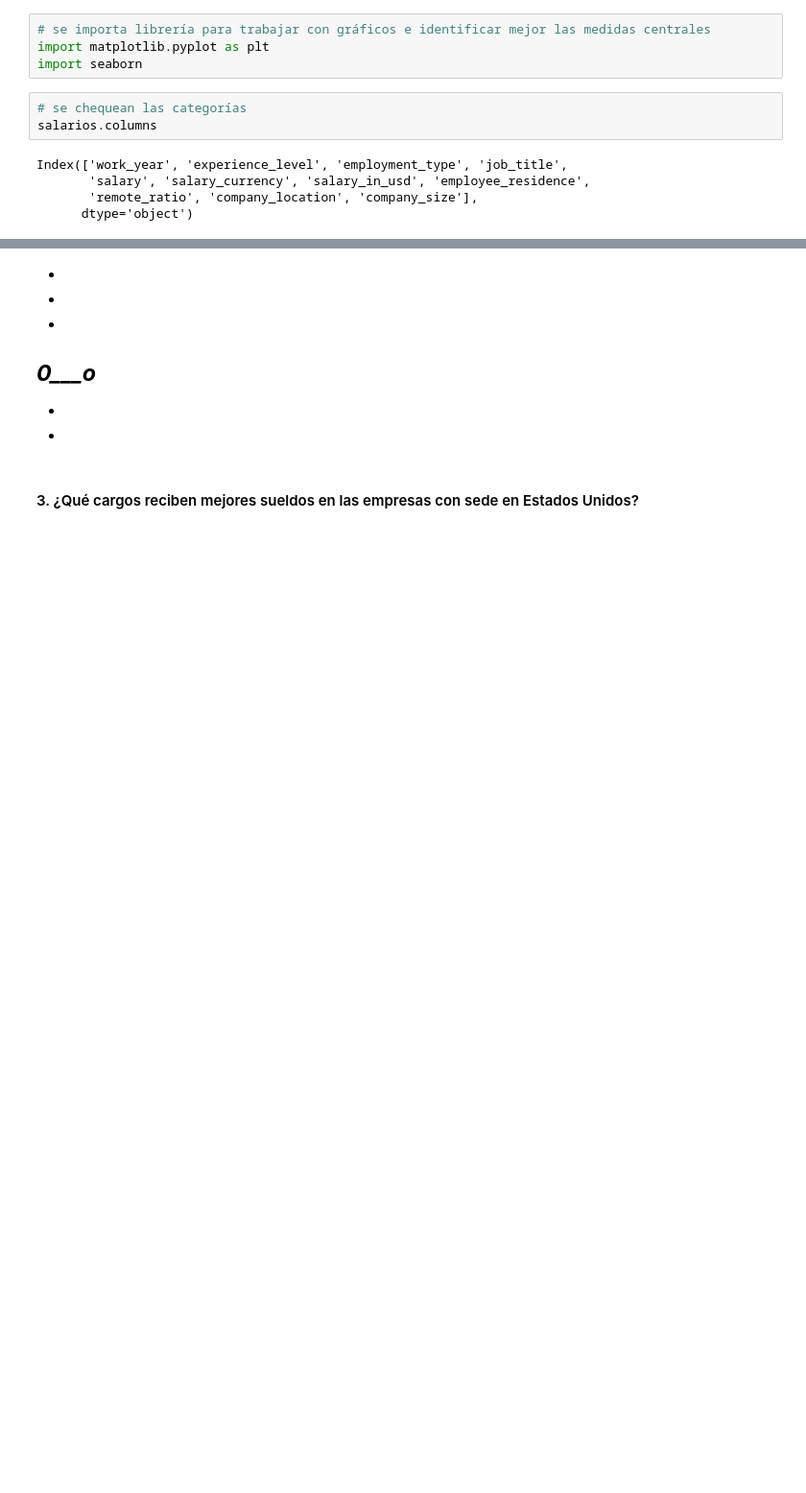
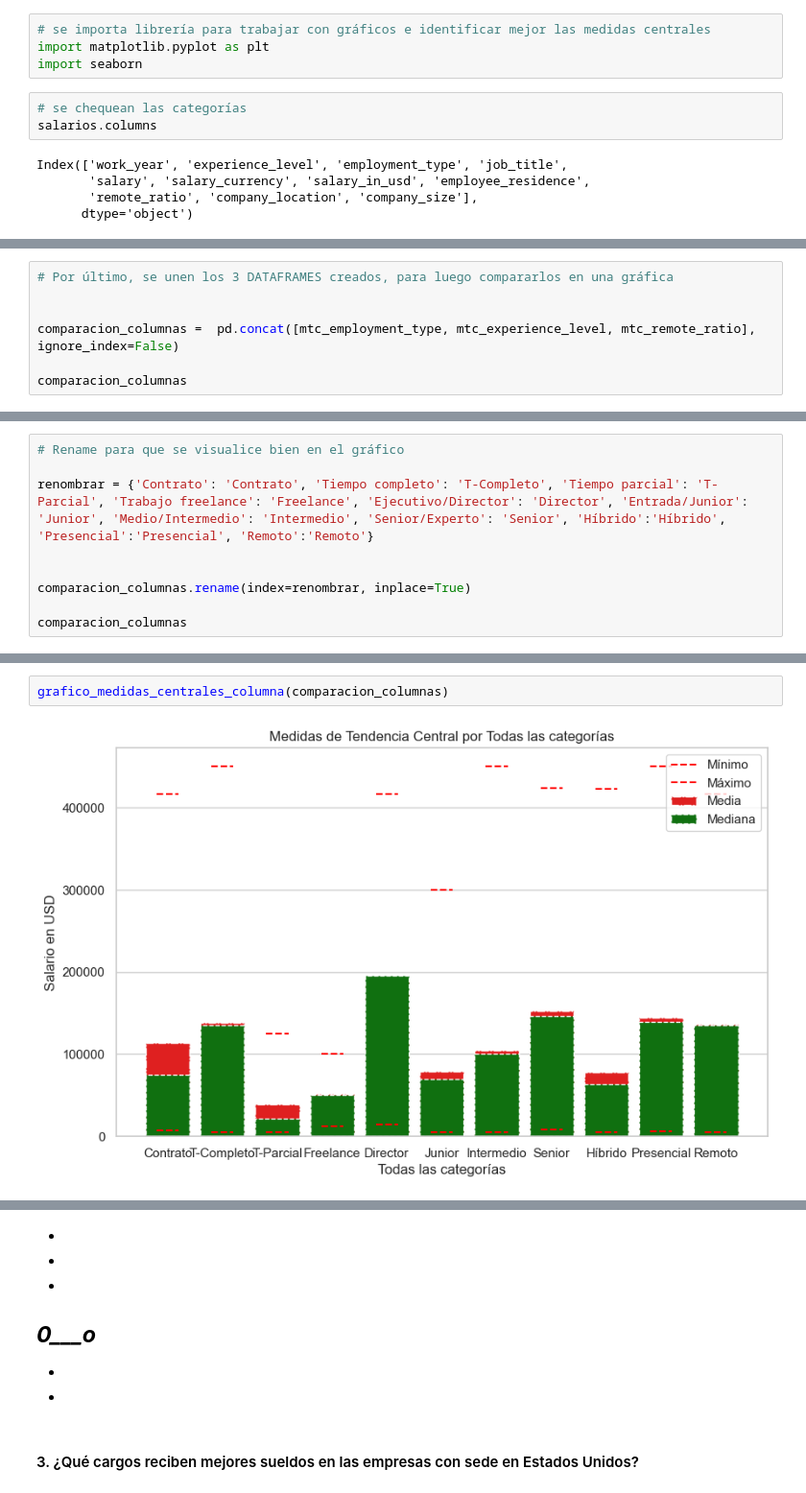
Before and after one commit to santoleal/data_science_homework, a Jupyter notebook: 4.ESTADISTICA PYTHON/DESAFIO1/Desafío - Estadística descriptiva y probabilidades (parte I).ipynb, the cells around one changed output, grey strips where cells are left out. Shown at 96% size. Cells and saved outputs as stored; diff of their text form; blank space fills up the shorter version.

```diff
--- a/4.ESTADISTICA PYTHON/DESAFIO1/Desafío - Estadística descriptiva y probabilidades (parte I).ipynb
+++ b/4.ESTADISTICA PYTHON/DESAFIO1/Desafío - Estadística descriptiva y probabilidades (parte I).ipynb
@@ -350,0 +271,7 @@ The `ci` parameter is deprecated. Use `errorbar=None` for the same effect.
+# %%
+# Por último, se unen los 3 DATAFRAMES creados, para luego compararlos en una gráfica
+
+
+comparacion_columnas =  pd.concat([mtc_employment_type, mtc_experience_level, mtc_remote_ratio], ignore_index=False)
+
+comparacion_columnas
@@ -350,0 +291,9 @@ The `ci` parameter is deprecated. Use `errorbar=None` for the same effect.
+# %%
+# Rename para que se visualice bien en el gráfico
+
+renombrar = {'Contrato': 'Contrato', 'Tiempo completo': 'T-Completo', 'Tiempo parcial': 'T-Parcial', 'Trabajo freelance': 'Freelance', 'Ejecutivo/Director': 'Director', 'Entrada/Junior': 'Junior', 'Medio/Intermedio': 'Intermedio', 'Senior/Experto': 'Senior', 'Híbrido':'Híbrido', 'Presencial':'Presencial', 'Remoto':'Remoto'}
+
+
+comparacion_columnas.rename(index=renombrar, inplace=True)
+
+comparacion_columnas
@@ -350,0 +313,4 @@ The `ci` parameter is deprecated. Use `errorbar=None` for the same effect.
+# %%
+grafico_medidas_centrales_columna(comparacion_columnas)
+# %% [output]
+[figure, added]
```
Also changed, not shown: parts of 37 cells of this notebook.
